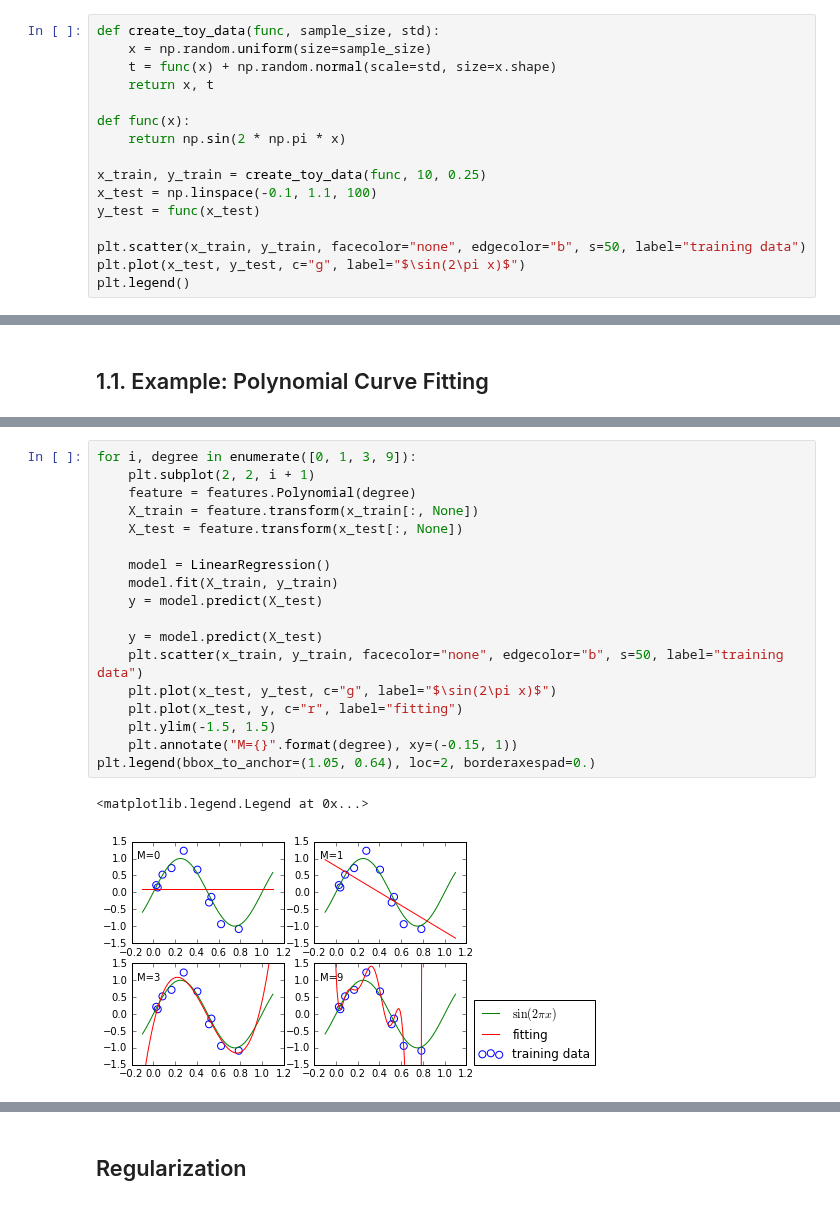
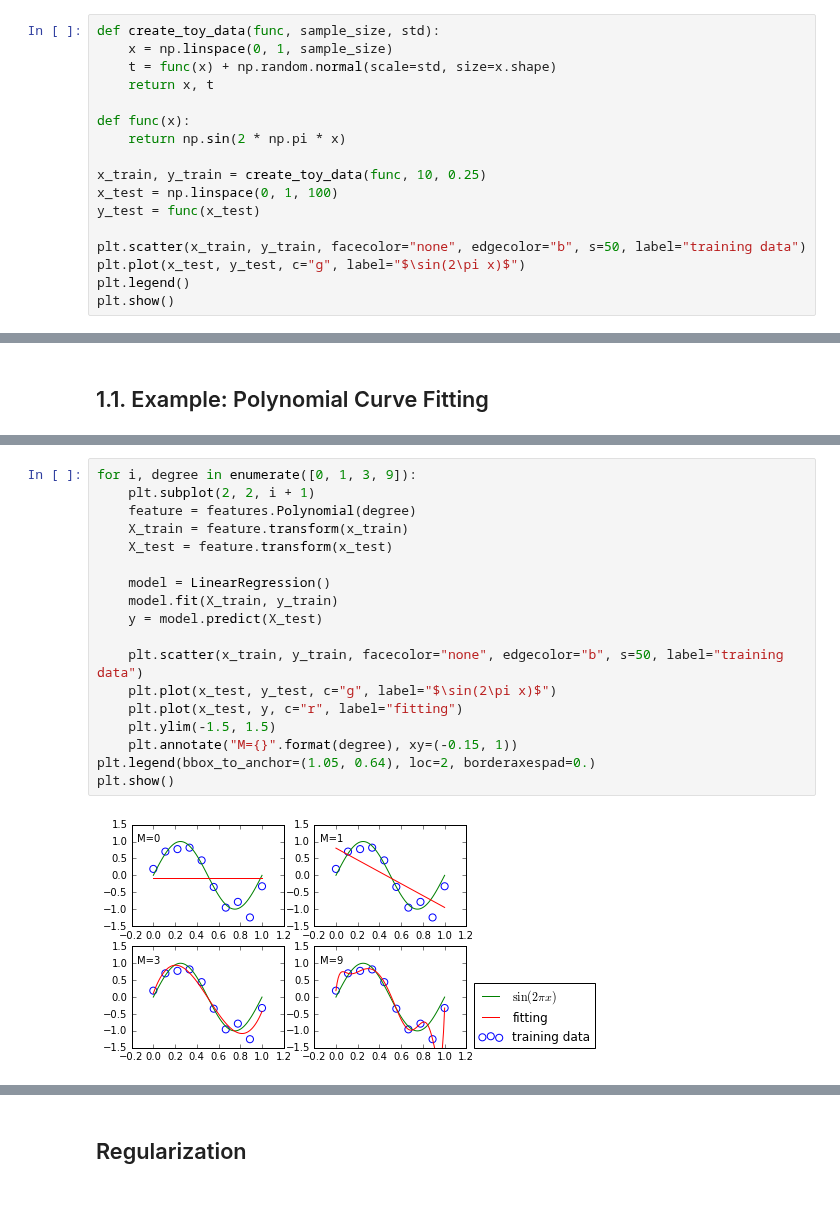
Before and after one commit to ctgk/PRML, a Jupyter notebook: ch01_Introduction.ipynb, the cells around one changed output, grey strips where cells are left out. Cells and saved outputs as stored; diff of their text form.

```diff
--- a/ch01_Introduction.ipynb
+++ b/ch01_Introduction.ipynb
@@ -9,7 +9,7 @@ import features
 from regressions import LinearRegression, RidgeRegression, BayesianLinearRegression
 # %%
 def create_toy_data(func, sample_size, std):
-    x = np.random.uniform(size=sample_size)
+    x = np.linspace(0, 1, sample_size)
     t = func(x) + np.random.normal(scale=std, size=x.shape)
     return x, t
 
@@ -17,10 +17,11 @@ def func(x):
     return np.sin(2 * np.pi * x)
 
 x_train, y_train = create_toy_data(func, 10, 0.25)
-x_test = np.linspace(-0.1, 1.1, 100)
+x_test = np.linspace(0, 1, 100)
 y_test = func(x_test)
 
 plt.scatter(x_train, y_train, facecolor="none", edgecolor="b", s=50, label="training data")
 plt.plot(x_test, y_test, c="g", label="$\sin(2\pi x)$")
 plt.legend()
+plt.show()
 # %% [output]
@@ -31,21 +36,20 @@ plt.legend()
 # %%
 for i, degree in enumerate([0, 1, 3, 9]):
     plt.subplot(2, 2, i + 1)
     feature = features.Polynomial(degree)
-    X_train = feature.transform(x_train[:, None])
-    X_test = feature.transform(x_test[:, None])
+    X_train = feature.transform(x_train)
+    X_test = feature.transform(x_test)
 
     model = LinearRegression()
     model.fit(X_train, y_train)
     y = model.predict(X_test)
 
-    y = model.predict(X_test)
     plt.scatter(x_train, y_train, facecolor="none", edgecolor="b", s=50, label="training data")
     plt.plot(x_test, y_test, c="g", label="$\sin(2\pi x)$")
     plt.plot(x_test, y, c="r", label="fitting")
     plt.ylim(-1.5, 1.5)
     plt.annotate("M={}".format(degree), xy=(-0.15, 1))
 plt.legend(bbox_to_anchor=(1.05, 0.64), loc=2, borderaxespad=0.)
+plt.show()
 # %% [output]
-<matplotlib.legend.Legend at 0x...>
-[figure, old version]
+[figure, new version]
```
Also changed, not shown: parts of 7 cells of this notebook.
